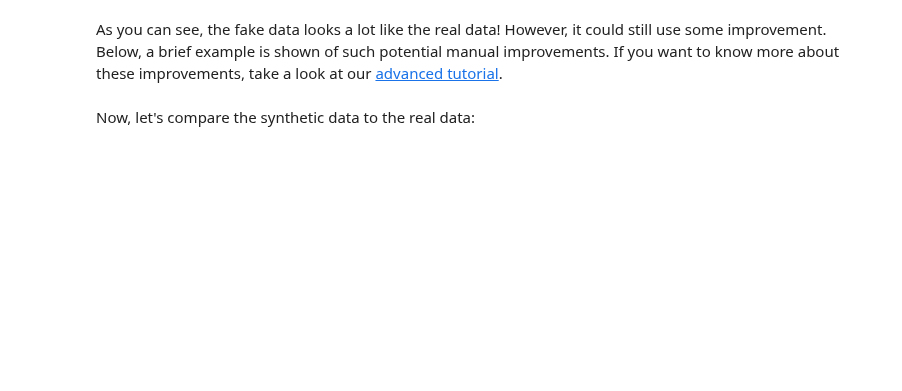
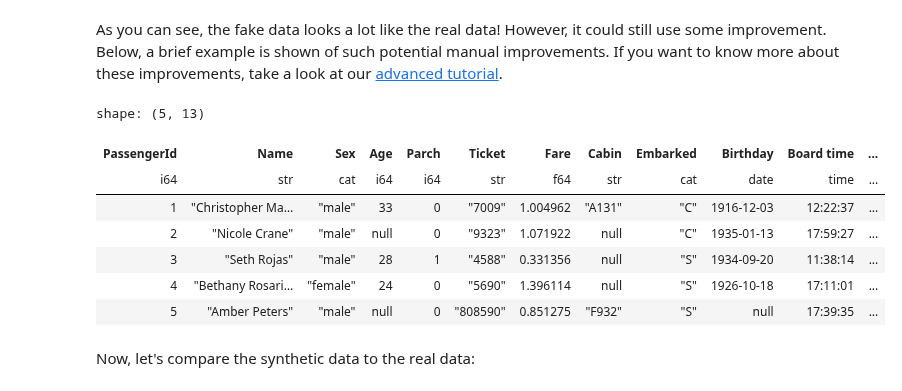
Before and after one commit to sodascience/metasyn, a Jupyter notebook: examples/getting_started.ipynb, the cells around one changed output. Cells and saved outputs as stored; diff of their text form; code cells hidden in the pictures; blank space fills up the shorter version.

```diff
--- a/examples/getting_started.ipynb
+++ b/examples/getting_started.ipynb
@@ -87,28 +158,37 @@ mf.synthesize(5)
 # %% [markdown]
 As you can see, the fake data looks a lot like the real data! However, it could still use some improvement. Below, a brief example is shown of such potential manual improvements. If you want to know more about these improvements, take a look at our [advanced tutorial](https://colab.research.google.com/github/sodascience/metasyn/blob/main/examples/advanced_tutorial.ipynb).
 # %%
-from metasyn.distribution import DiscreteUniformDistribution, RegexDistribution, FakerDistribution
+from metasyn.distribution import LogNormalDistribution, DiscreteUniformDistribution, RegexDistribution, FakerDistribution
 
 # Using some advanced features of metasyn
 var_spec = {
     # Ensure that the passengerId column is unique
     "PassengerId": {"unique": True},
     # Use fake names for the name column
     "Name": {"distribution": FakerDistribution("name")},
-     # Estimate / fit an exponential distribution
-    "Fare": {"distribution": "LogNormalDistribution"},
+     # Estimate / fit a lognormal distribution
+    "Fare": {"distribution": LogNormalDistribution},
     # Manually set a distribution for age
     "Age": {"distribution": DiscreteUniformDistribution(20, 40)},
     # Manually set a regex distribution for cabin
     "Cabin": {"distribution": RegexDistribution(r"[ABCDEF][0-9]{2,3}")}
 }
 
 # create the high-quality metadata
 mf = MetaFrame.fit_dataframe(df, spec=var_spec)
 
 # generate synthetic data
 syn_df = mf.synthesize(len(df))
 syn_df.head()
+# %% [output]
+shape: (5, 13)
+| PassengerId | Name | Sex | Age | Parch | Ticket | Fare | Cabin | Embarked | Birthday | Board time | ... |
+| i64 | str | cat | i64 | i64 | str | f64 | str | cat | date | time | ... |
+| 1 | "Christopher Ma… | "male" | 33 | 0 | "7009" | 1.004962 | "A131" | "C" | 1916-12-03 | 12:22:37 | ... |
+| 2 | "Nicole Crane" | "male" | null | 0 | "9323" | 1.071922 | null | "C" | 1935-01-13 | 17:59:27 | ... |
+| 3 | "Seth Rojas" | "male" | 28 | 1 | "4588" | 0.331356 | null | "S" | 1934-09-20 | 11:38:14 | ... |
+| 4 | "Bethany Rosari… | "female" | 24 | 0 | "5690" | 1.396114 | null | "S" | 1926-10-18 | 17:11:01 | ... |
+| 5 | "Amber Peters" | "male" | null | 0 | "808590" | 0.851275 | "F932" | "S" | null | 17:39:35 | ... |
 # %% [markdown]
 Now, let's compare the synthetic data to the real data:
 # %%
```
Also changed, not shown: parts of 10 cells of this notebook.
